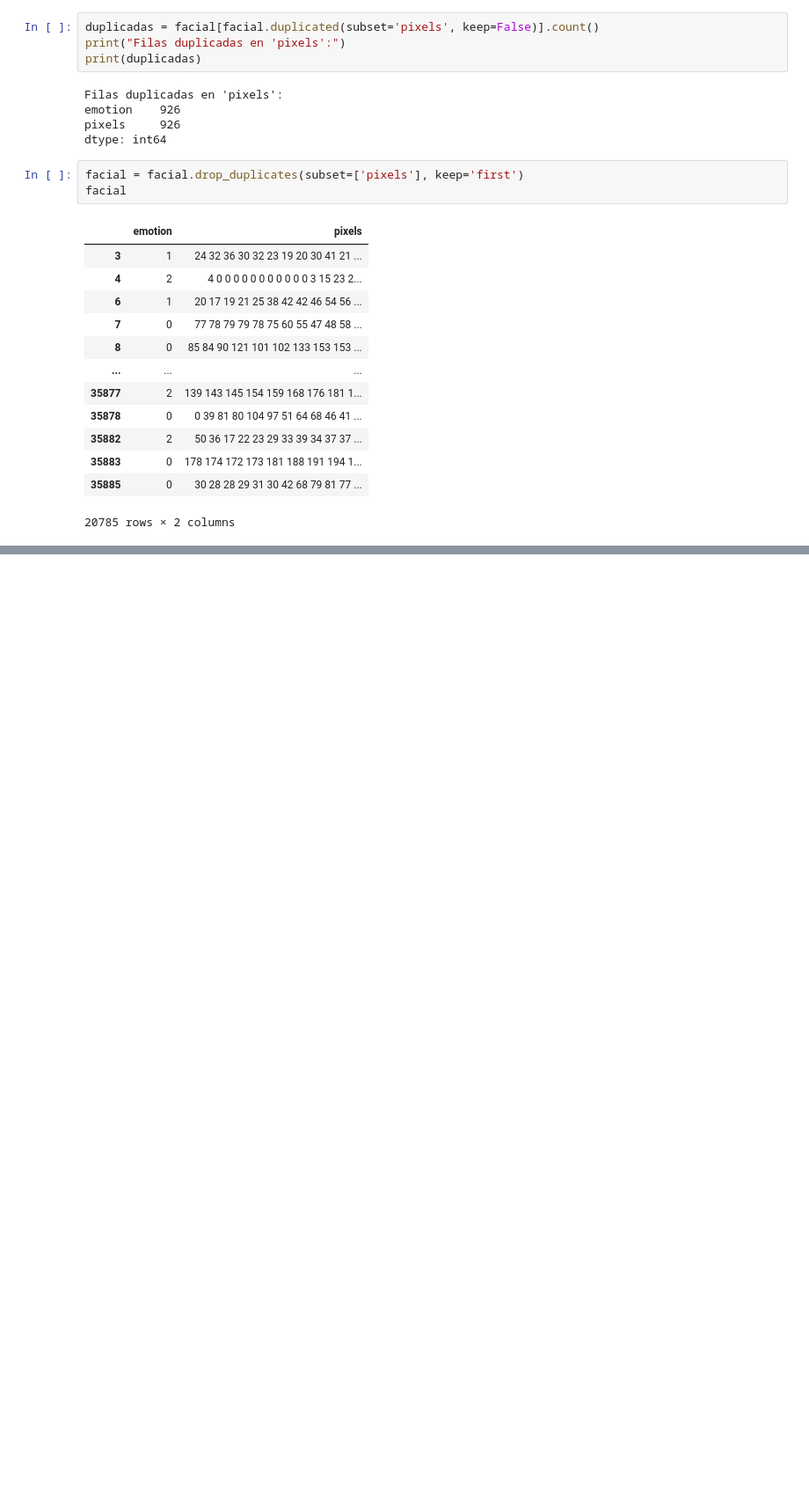
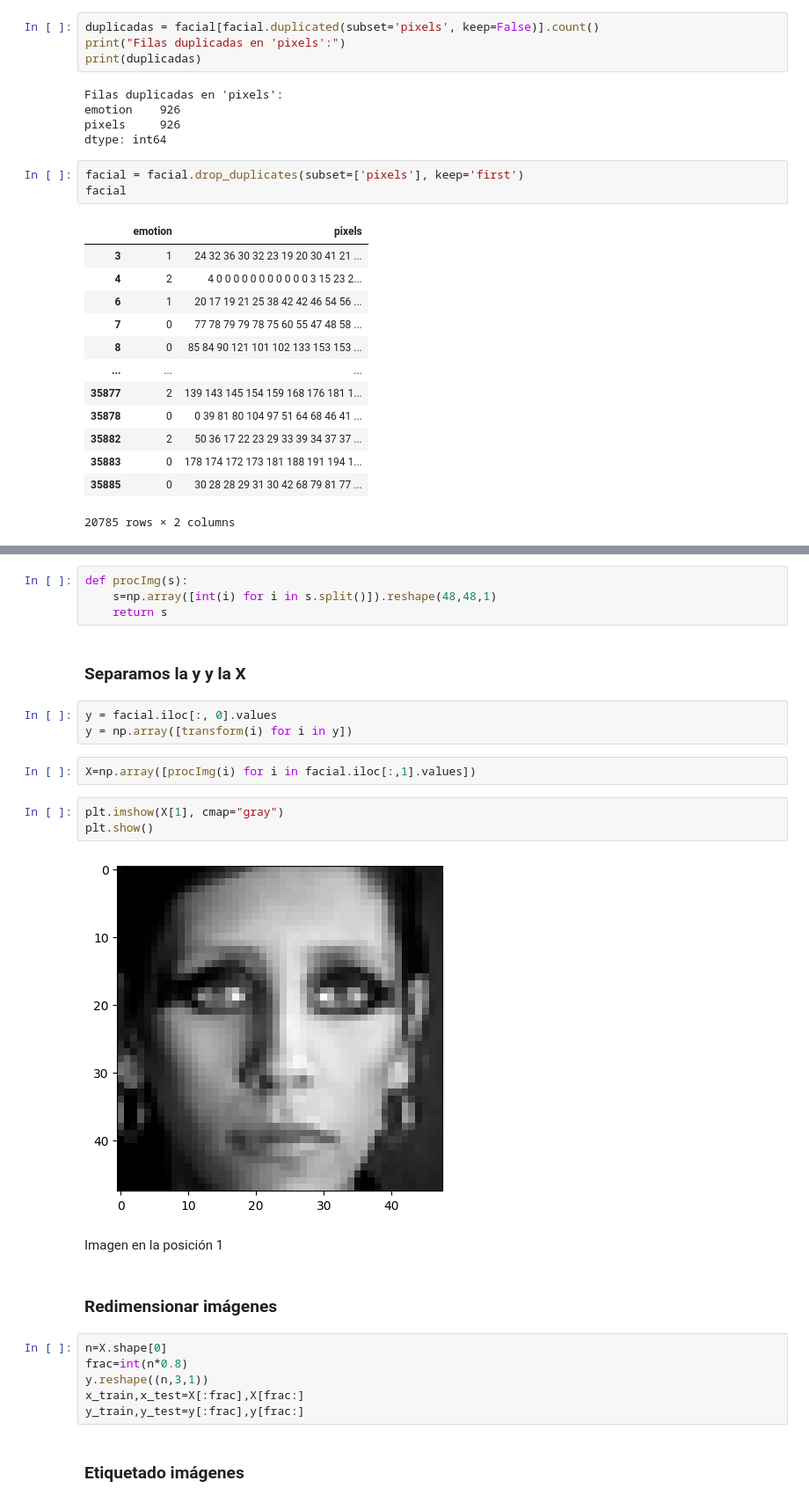
Before and after one commit to mariasnchez/BeatBuddy, a Jupyter notebook: archivos/Reconocimiento_preparacion_datos.ipynb, the cells around one changed output, grey strips where cells are left out. Shown at 88% size. Saved outputs shown, nothing was run; the diff lists cells and outputs as text; blank space fills up the shorter version.

```diff
--- a/archivos/Reconocimiento_preparacion_datos.ipynb
+++ b/archivos/Reconocimiento_preparacion_datos.ipynb
@@ -92,0 +112,28 @@ facial
+# %%
+def procImg(s):
+    s=np.array([int(i) for i in s.split()]).reshape(48,48,1)
+    return s
+# %% [markdown]
+### Separamos la **y** y la **X**
+# %%
+y = facial.iloc[:, 0].values
+y = np.array([transform(i) for i in y])
+# %%
+X=np.array([procImg(i) for i in facial.iloc[:,1].values])
+# %%
+plt.imshow(X[1], cmap="gray")
+plt.show()
+# %% [output]
+[figure, added]
+# %% [markdown]
+Imagen en la posición 1
+# %% [markdown]
+### Redimensionar imágenes
+# %%
+n=X.shape[0]
+frac=int(n*0.8)
+y.reshape((n,3,1))
+x_train,x_test=X[:frac],X[frac:]
+y_train,y_test=y[:frac],y[frac:]
+# %% [markdown]
+### Etiquetado imágenes
```
Also changed, not shown: parts of 7 cells of this notebook, 2 other files.
